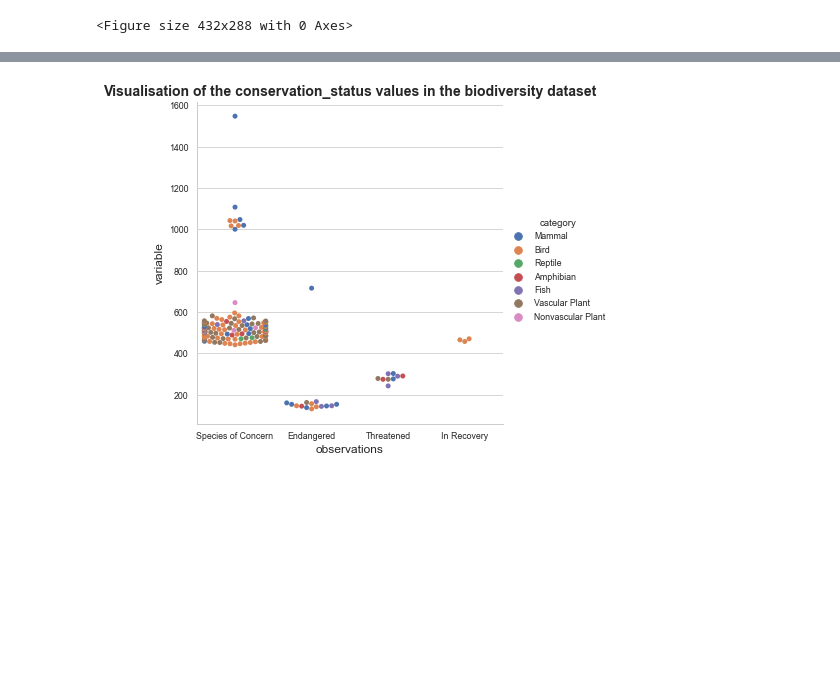
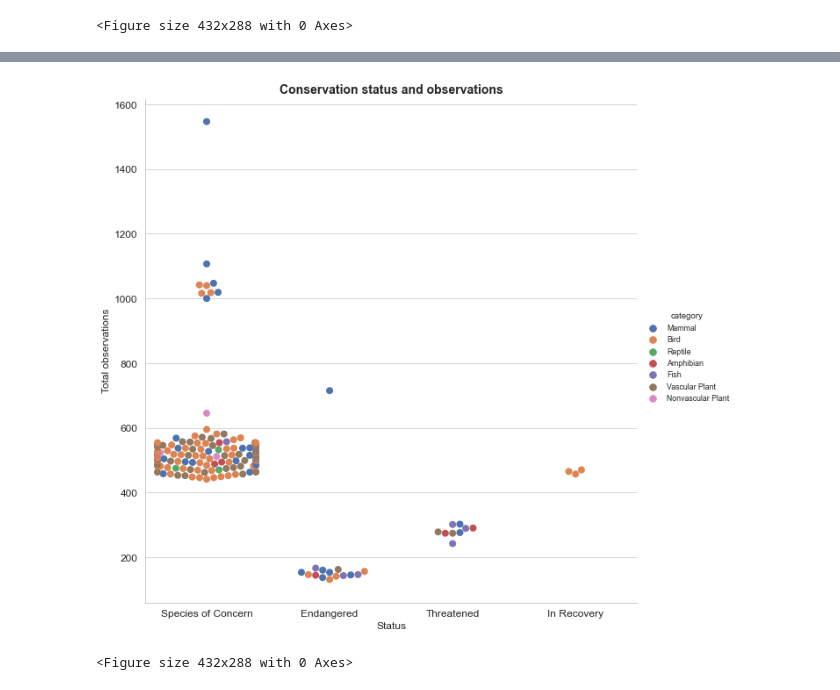
Before and after one commit to albertbanke/Biodiversity, a Jupyter notebook: biodiversity.ipynb, the cells around one changed output, grey strips where cells are left out. Saved outputs shown, nothing was run; the diff lists cells and outputs as text; code cells hidden in the pictures; blank space fills up the shorter version.

```diff
--- a/biodiversity.ipynb
+++ b/biodiversity.ipynb
@@ -320,12 +323,22 @@ plt.clf()
 # %%
 # (F) Multivariate analysis
 
-sns.catplot(data = biodiversity, x= 'conservation_status', y = 'total_observations', hue = 'category', kind = "swarm")
+sns.catplot(data = biodiversity, x = 'conservation_status', y = 'total_observations', hue = 'category', kind = 'swarm', height = 8.5, s = 8)
 
-plt.title('Visualisation of the conservation_status values in the biodiversity dataset', fontsize= 14, fontweight="bold")
-plt.xlabel('observations', fontsize = 12)
-plt.ylabel('variable', fontsize = 12)
+
+plt.title('Conservation status and observations', fontsize= 14, fontweight="bold")
+
+plt.xticks(fontsize = 12)
+plt.yticks(fontsize = 12)
+
+plt.xlabel('Status', fontsize = 12)
+plt.ylabel('Total observations', fontsize = 12)
+
 
 plt.show()
+plt.clf()
+
+# Interpretation: The catplot highlights that most of the items are in the 'Species of Concern' status. Meanwhile the 'In Recovery' status holds the least items.
 # %% [output]
-[figure, old version]
+[figure, new version]
+<Figure size 432x288 with 0 Axes>
```
Also changed, not shown: parts of 1 cell of this notebook.
